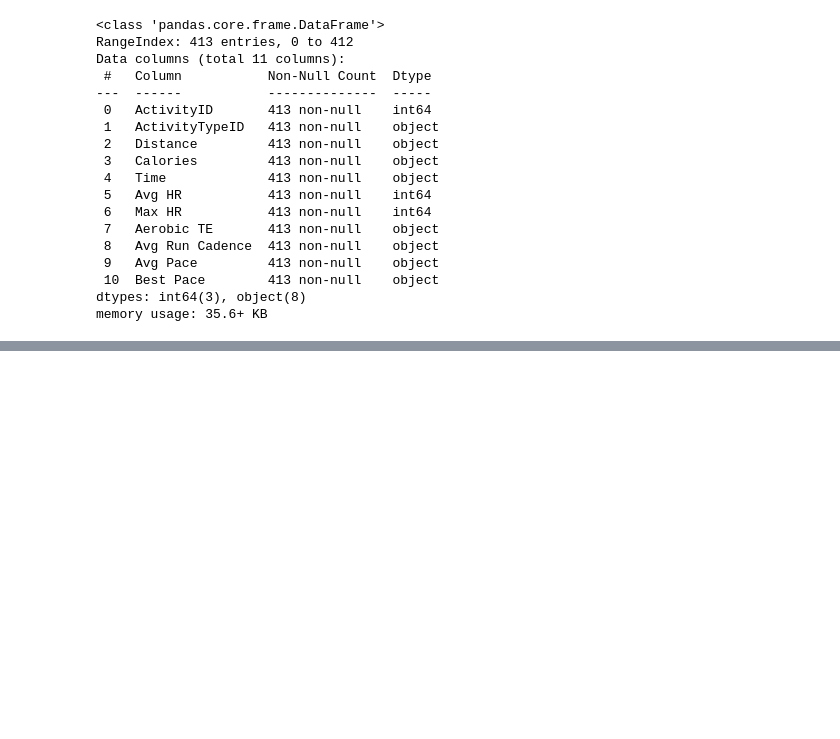
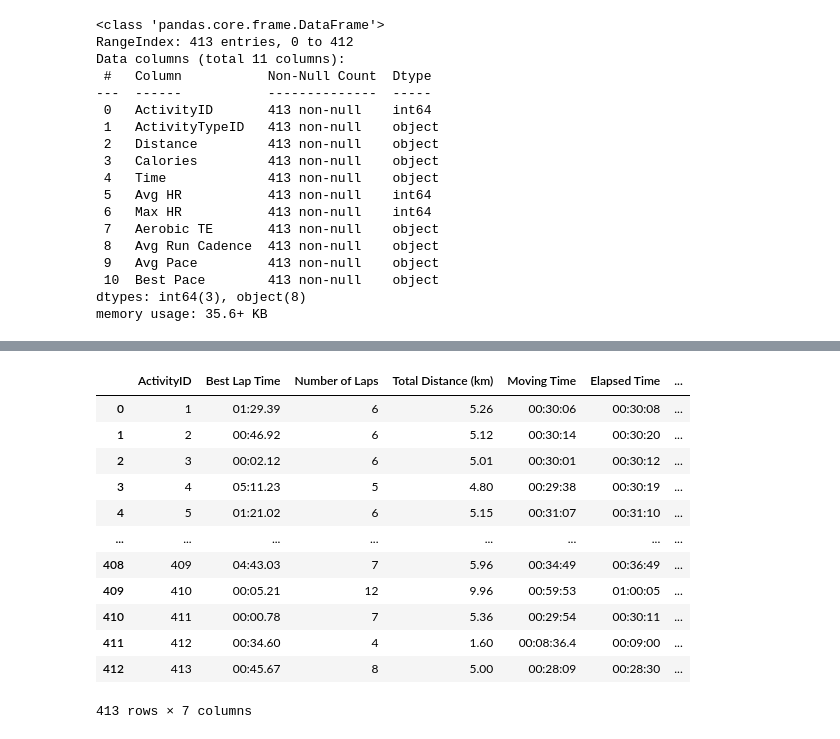
Before and after one commit to bernardtse/garmin-data-engineering, a Jupyter notebook: notebooks/etl_test_nida.ipynb, the cells around one changed output, grey strips where cells are left out. Saved outputs shown, nothing was run; the diff lists cells and outputs as text; code cells hidden in the pictures; blank space fills up the shorter version.

```diff
--- a/notebooks/etl_test_nida.ipynb
+++ b/notebooks/etl_test_nida.ipynb
@@ -350,0 +374,4 @@ performance_metrics_df.to_csv('../data/processed/performance_metrics.csv', index
+# %%
+# Create Lap Times and Misc Metrics Table - To provide insights into pacing, rest intervals, and overall activity duration
+lap_metrics_df = merged_df[['ActivityID','Best Lap Time', 'Number of Laps', 'Distance.1', 'Moving Time', 'Elapsed Time']].copy()
+lap_metrics_df.head()
@@ -350,0 +401,25 @@ performance_metrics_df.to_csv('../data/processed/performance_metrics.csv', index
+# %%
+# Convert 'Distance.1' to float
+lap_metrics_df['Distance.1'] = pd.to_numeric(lap_metrics_df['Distance.1'], errors='coerce')
+
+# Rename 'Distance.1' to 'Total Distance (km)'
+lap_metrics_df.rename(columns={'Distance.1': 'Total Distance (km)'}, inplace=True)
+
+# Create 'Lap Distance (km)' by dividing 'Total Distance (km)' by 'Number of Laps'
+lap_metrics_df['Lap Distance (km)'] = lap_metrics_df['Total Distance (km)'] / lap_metrics_df['Number of Laps']
+
+lap_metrics_df
+# %% [output]
+|  | ActivityID | Best Lap Time | Number of Laps | Total Distance (km) | Moving Time | Elapsed Time | ... |
+| 0 | 1 | 01:29.39 | 6 | 5.26 | 00:30:06 | 00:30:08 | ... |
+| 1 | 2 | 00:46.92 | 6 | 5.12 | 00:30:14 | 00:30:20 | ... |
+| 2 | 3 | 00:02.12 | 6 | 5.01 | 00:30:01 | 00:30:12 | ... |
+| 3 | 4 | 05:11.23 | 5 | 4.80 | 00:29:38 | 00:30:19 | ... |
+| 4 | 5 | 01:21.02 | 6 | 5.15 | 00:31:07 | 00:31:10 | ... |
+| ... | ... | ... | ... | ... | ... | ... | ... |
+| 408 | 409 | 04:43.03 | 7 | 5.96 | 00:34:49 | 00:36:49 | ... |
+| 409 | 410 | 00:05.21 | 12 | 9.96 | 00:59:53 | 01:00:05 | ... |
+| 410 | 411 | 00:00.78 | 7 | 5.36 | 00:29:54 | 00:30:11 | ... |
+| 411 | 412 | 00:34.60 | 4 | 1.60 | 00:08:36.4 | 00:09:00 | ... |
+| 412 | 413 | 00:45.67 | 8 | 5.00 | 00:28:09 | 00:28:30 | ... |
+413 rows × 7 columns
```
Also changed, not shown: parts of 27 cells of this notebook.
